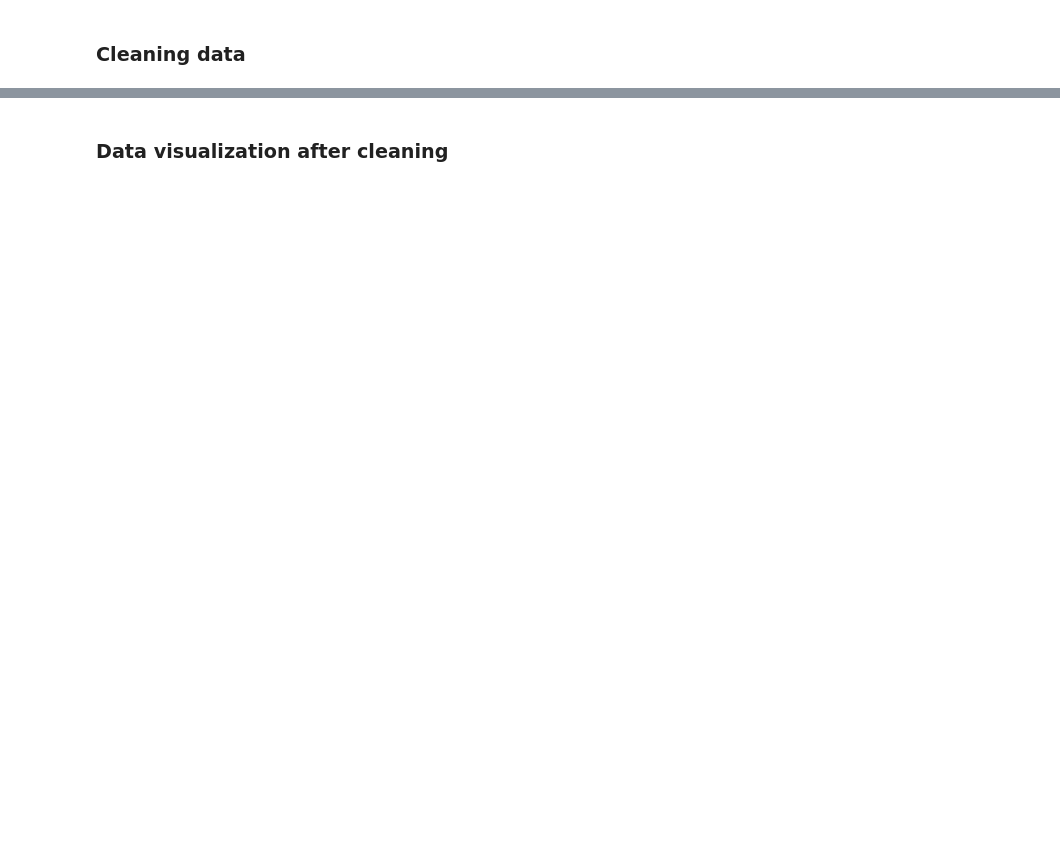
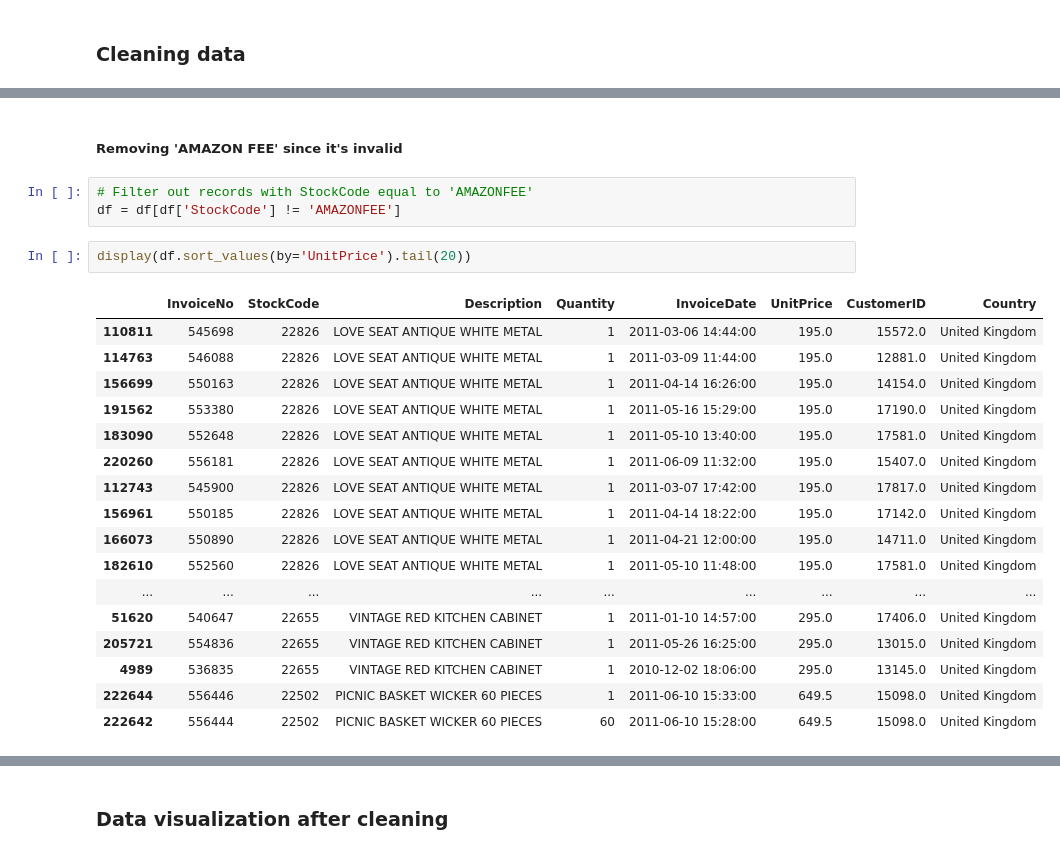
Before and after one commit to alaaodeh95/DMA1, a Jupyter notebook: Data Analysis.ipynb, the cells around one changed output, grey strips where cells are left out. Saved outputs shown, nothing was run; the diff lists cells and outputs as text; blank space fills up the shorter version.

```diff
--- a/Data Analysis.ipynb
+++ b/Data Analysis.ipynb
@@ -210,0 +390,25 @@ dtype: int64
+# %% [markdown]
+##### Removing 'AMAZON FEE' since it's invalid
+# %%
+# Filter out records with StockCode equal to 'AMAZONFEE'
+df = df[df['StockCode'] != 'AMAZONFEE']
+# %%
+display(df.sort_values(by='UnitPrice').tail(20))
+# %% [output]
+|  | InvoiceNo | StockCode | Description | Quantity | InvoiceDate | UnitPrice | CustomerID | Country |
+| 110811 | 545698 | 22826 | LOVE SEAT ANTIQUE WHITE METAL | 1 | 2011-03-06 14:44:00 | 195.0 | 15572.0 | United Kingdom |
+| 114763 | 546088 | 22826 | LOVE SEAT ANTIQUE WHITE METAL | 1 | 2011-03-09 11:44:00 | 195.0 | 12881.0 | United Kingdom |
+| 156699 | 550163 | 22826 | LOVE SEAT ANTIQUE WHITE METAL | 1 | 2011-04-14 16:26:00 | 195.0 | 14154.0 | United Kingdom |
+| 191562 | 553380 | 22826 | LOVE SEAT ANTIQUE WHITE METAL | 1 | 2011-05-16 15:29:00 | 195.0 | 17190.0 | United Kingdom |
+| 183090 | 552648 | 22826 | LOVE SEAT ANTIQUE WHITE METAL | 1 | 2011-05-10 13:40:00 | 195.0 | 17581.0 | United Kingdom |
+| 220260 | 556181 | 22826 | LOVE SEAT ANTIQUE WHITE METAL | 1 | 2011-06-09 11:32:00 | 195.0 | 15407.0 | United Kingdom |
+| 112743 | 545900 | 22826 | LOVE SEAT ANTIQUE WHITE METAL | 1 | 2011-03-07 17:42:00 | 195.0 | 17817.0 | United Kingdom |
+| 156961 | 550185 | 22826 | LOVE SEAT ANTIQUE WHITE METAL | 1 | 2011-04-14 18:22:00 | 195.0 | 17142.0 | United Kingdom |
+| 166073 | 550890 | 22826 | LOVE SEAT ANTIQUE WHITE METAL | 1 | 2011-04-21 12:00:00 | 195.0 | 14711.0 | United Kingdom |
+| 182610 | 552560 | 22826 | LOVE SEAT ANTIQUE WHITE METAL | 1 | 2011-05-10 11:48:00 | 195.0 | 17581.0 | United Kingdom |
+| ... | ... | ... | ... | ... | ... | ... | ... | ... |
+| 51620 | 540647 | 22655 | VINTAGE RED KITCHEN CABINET | 1 | 2011-01-10 14:57:00 | 295.0 | 17406.0 | United Kingdom |
+| 205721 | 554836 | 22655 | VINTAGE RED KITCHEN CABINET | 1 | 2011-05-26 16:25:00 | 295.0 | 13015.0 | United Kingdom |
+| 4989 | 536835 | 22655 | VINTAGE RED KITCHEN CABINET | 1 | 2010-12-02 18:06:00 | 295.0 | 13145.0 | United Kingdom |
+| 222644 | 556446 | 22502 | PICNIC BASKET WICKER 60 PIECES | 1 | 2011-06-10 15:33:00 | 649.5 | 15098.0 | United Kingdom |
+| 222642 | 556444 | 22502 | PICNIC BASKET WICKER 60 PIECES | 60 | 2011-06-10 15:28:00 | 649.5 | 15098.0 | United Kingdom |
```
Also changed, not shown: parts of 52 cells of this notebook, 6 other files.
